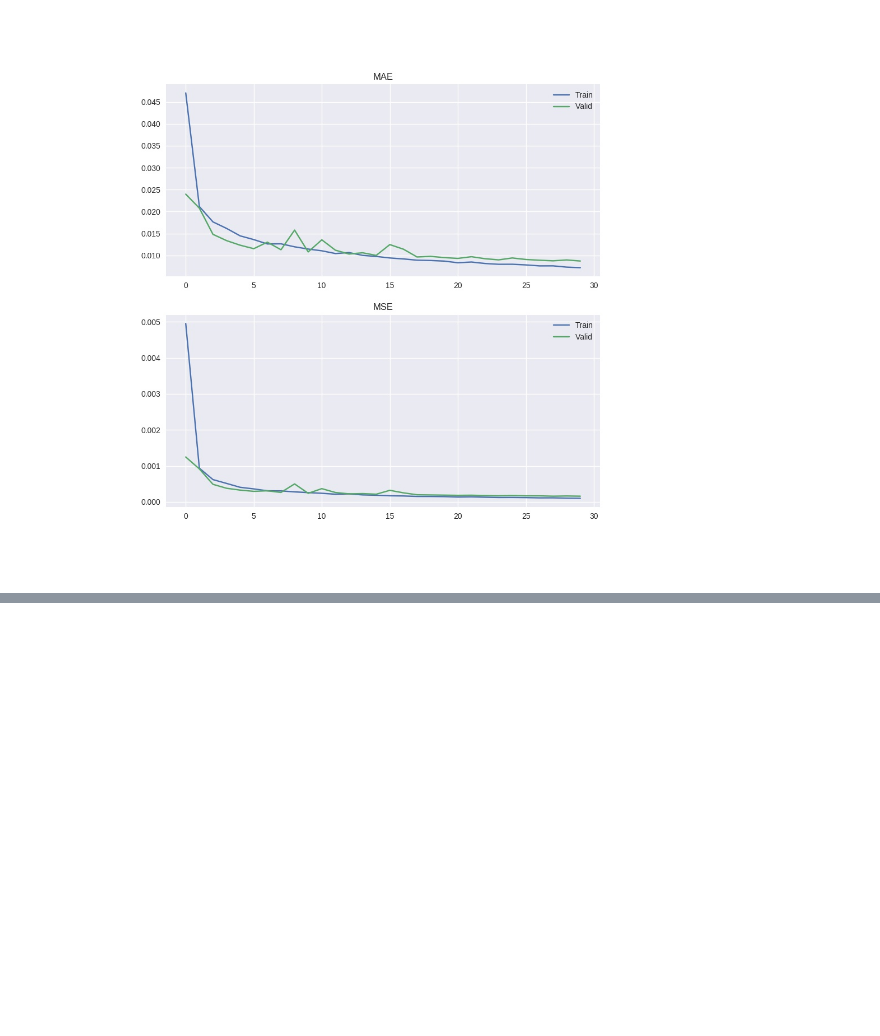
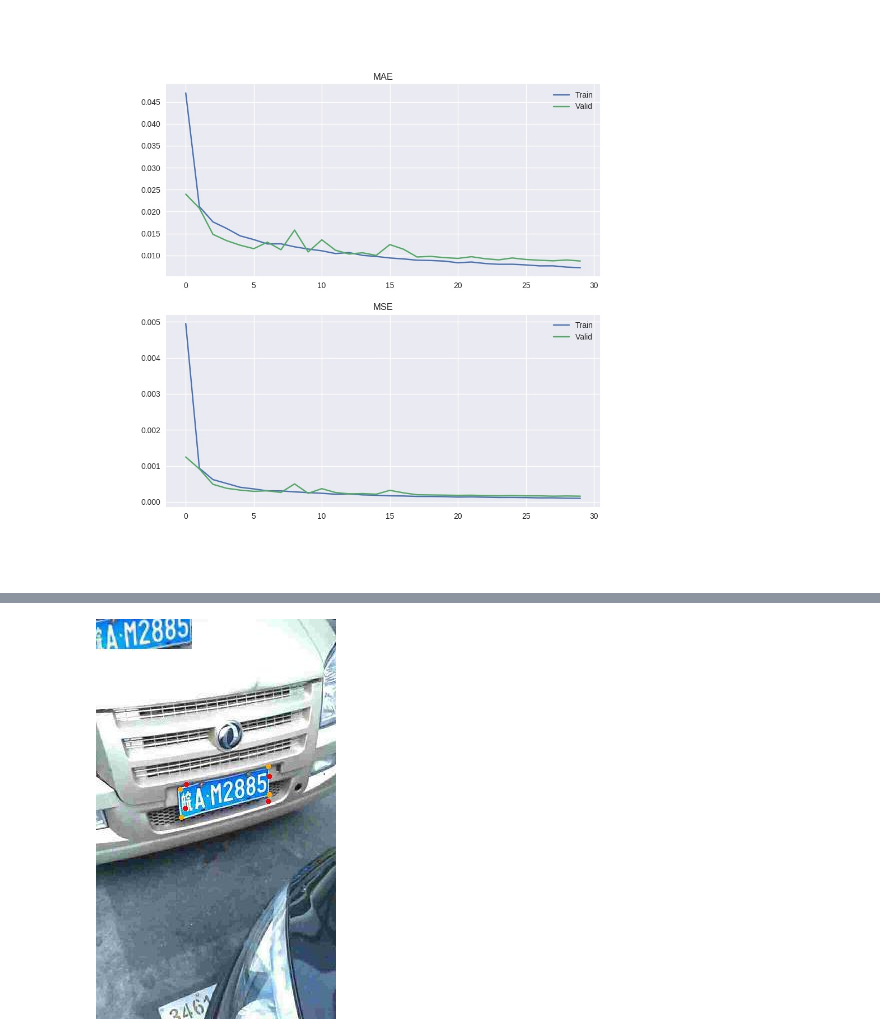
Before and after one commit to dannyyangya/cvlab-2019-wintervacation-project, a Jupyter notebook: cvlab_2019_project_ChunLungYang.ipynb, the cells around one changed output, grey strips where cells are left out. Saved outputs shown, nothing was run; the diff lists cells and outputs as text; code cells hidden in the pictures; blank space fills up the shorter version.

```diff
--- a/cvlab_2019_project_ChunLungYang.ipynb
+++ b/cvlab_2019_project_ChunLungYang.ipynb
@@ -521,0 +526,4 @@ display.Image(str(log_dir_train / 'metrics.jpg'))
+# %%
+display.Image(str(log_dir_train / '009/000.jpg'))
+# %% [output]
+[figure, added]
```
Also changed, not shown: parts of 6 cells of this notebook.
